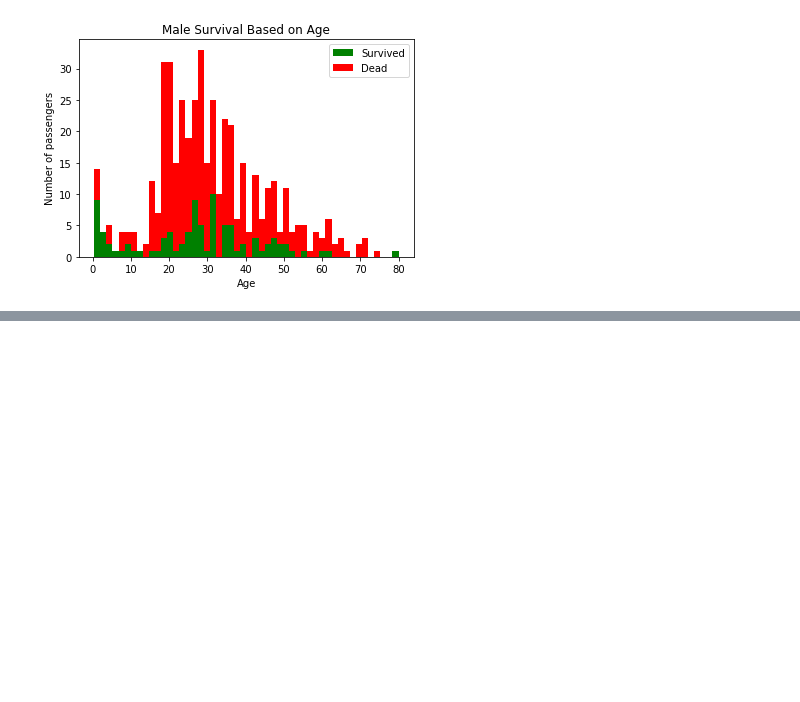
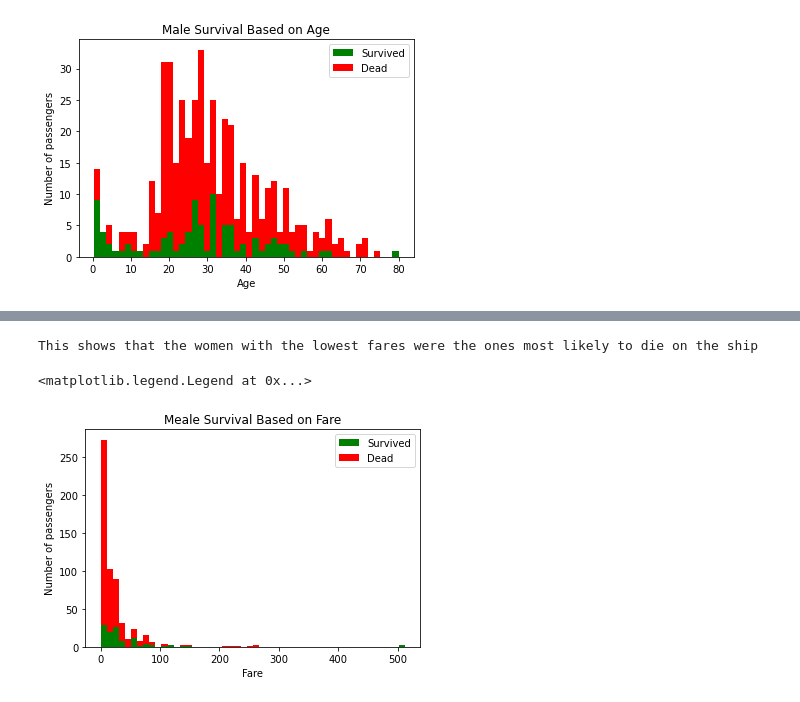
Before and after one commit to nrichardson1222/Titanic_Kaggle_Challenge, a Jupyter notebook: Titanic.ipynb, the cells around one changed output, grey strips where cells are left out. Drawn from its saved outputs; the diff is of its cells as text; code cells hidden in the pictures; blank space fills up the shorter version.

```diff
--- a/Titanic.ipynb
+++ b/Titanic.ipynb
@@ -83,0 +114,25 @@ plt.legend()
+# %%
+import pandas as pd
+from matplotlib import pyplot as plt
+import numpy as np
+import seaborn as sns
+import pylab as plot
+
+
+print("This trend is also followed with the men where those with higher fares had a greater chance of survival")
+
+
+data = pd.read_csv('./train.csv')
+data['Age'] = data['Age'].fillna(data['Age'].median())
+print("This shows that the women with the lowest fares were the ones most likely to die on the ship")
+plt.hist([data[data['Survived']==1][data['Sex']=='male']['Fare'], data[data['Survived']==0][data['Sex']=='male']['Fare']], stacked=True, color = ['g','r'], bins = 50, label = ['Survived','Dead'])
+# plt.hist(data[data['Survived']==1][data['Sex']=='male']['Age'],  bins = 50, weights=np.ones(len(data[data['Survived']==1][data['Sex']=='male']['Age'])) / len(data[data['Survived']==1][data['Sex']=='male']['Age']))
+
+plt.title("Meale Survival Based on Fare")
+plt.xlabel('Fare')
+plt.ylabel('Number of passengers')
+plt.legend()
+# %% [output]
+This shows that the women with the lowest fares were the ones most likely to die on the ship
+<matplotlib.legend.Legend at 0x...>
+[figure, added]
```
Also changed, not shown: parts of 6 cells of this notebook.
